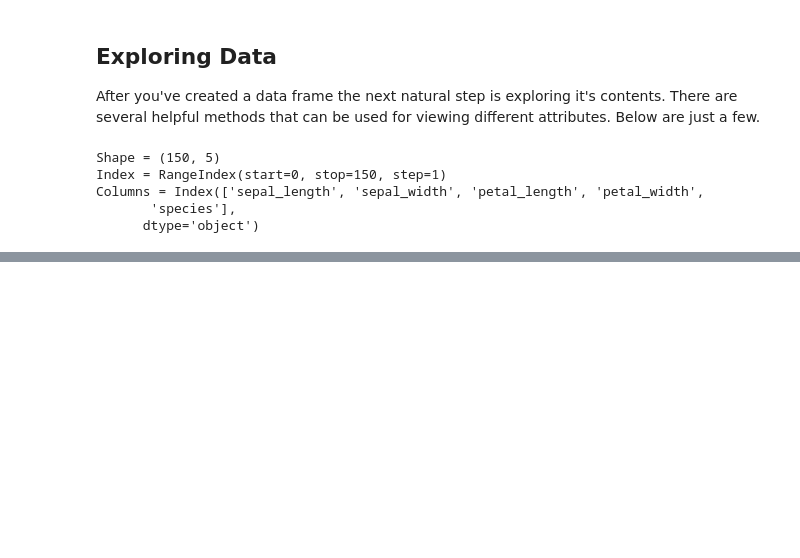
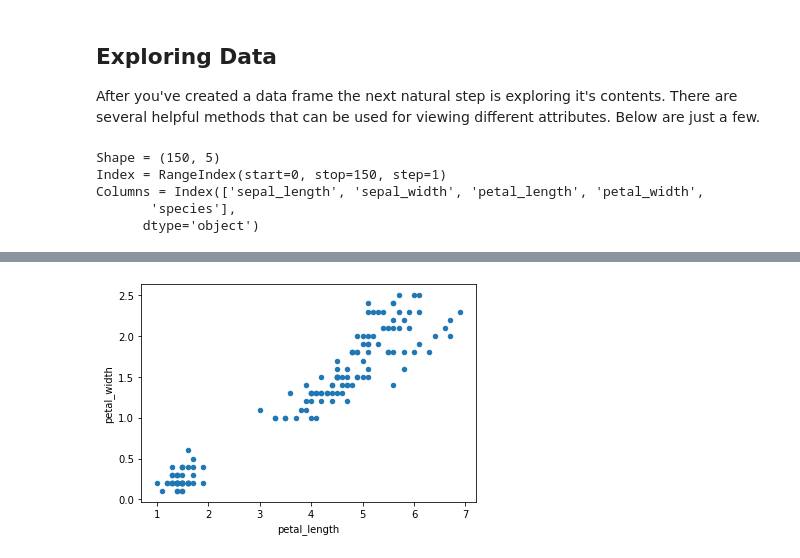
Before and after one commit to nbrown273/dsml-toolbox-python, a Jupyter notebook: modules/pandas/pandas.ipynb, the cells around one changed output, grey strips where cells are left out. Saved outputs shown, nothing was run; the diff lists cells and outputs as text; code cells hidden in the pictures; blank space fills up the shorter version.

```diff
--- a/modules/pandas/pandas.ipynb
+++ b/modules/pandas/pandas.ipynb
@@ -50,0 +332,4 @@ Columns = Index(['sepal_length', 'sepal_width', 'petal_length', 'petal_width',
+# %%
+ax = iris.plot(kind = 'scatter', x = 'petal_length', y='petal_width')
+# %% [output]
+[figure, added]
```
Also changed, not shown: parts of 38 cells of this notebook.
